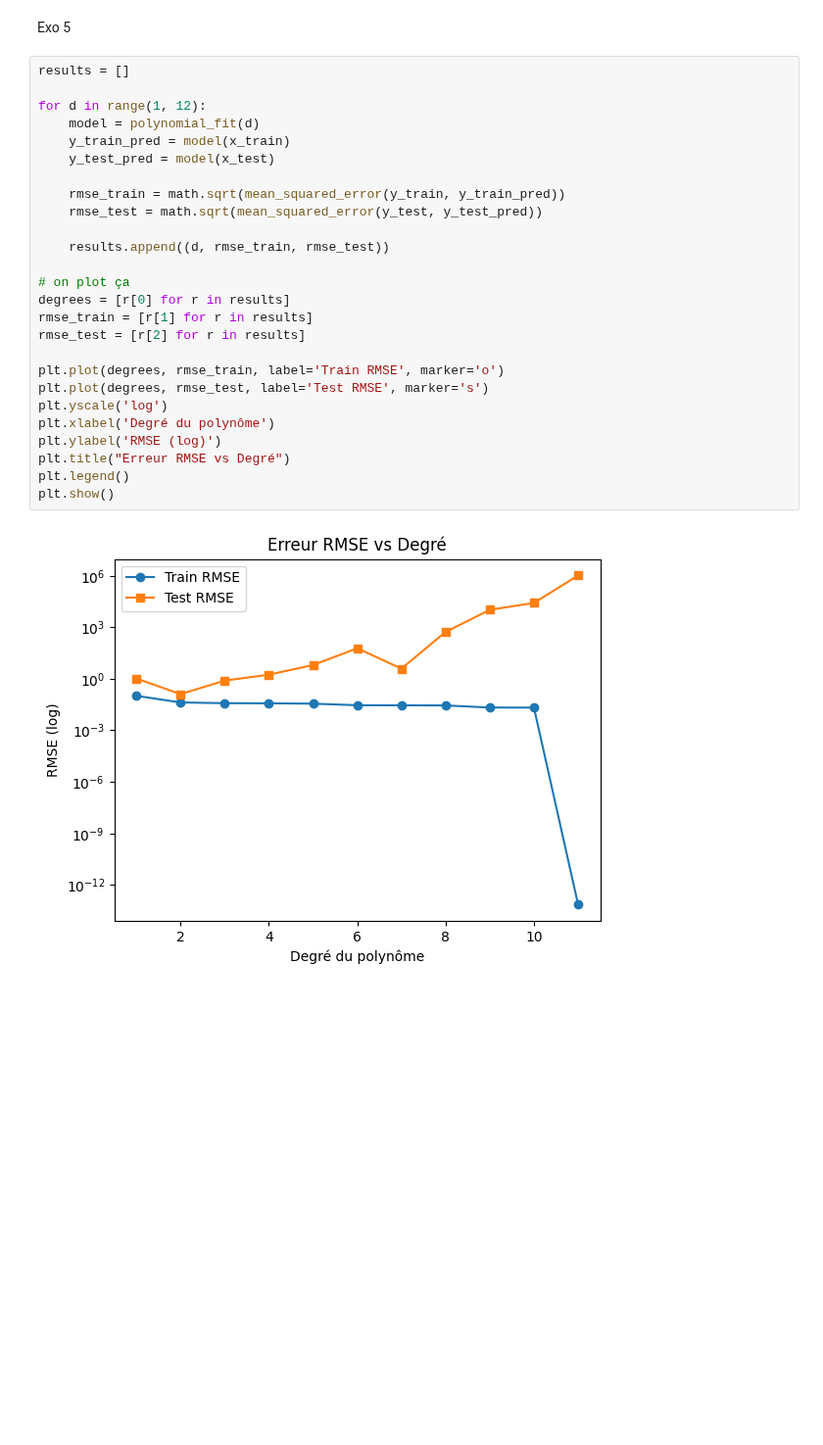
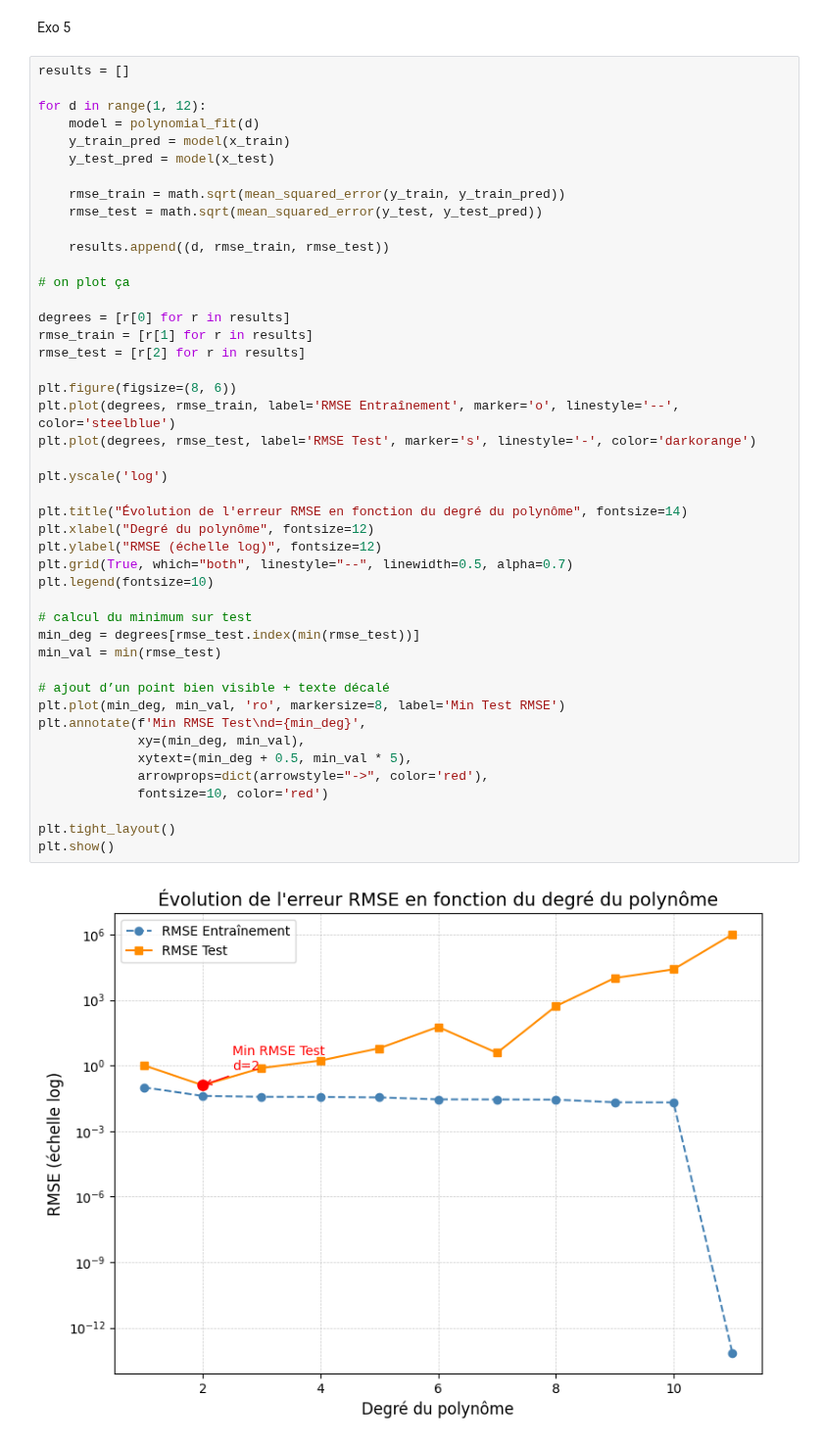
Before and after one commit to Jeynova/GenAI_Bootcamp, a Jupyter notebook: week5/day2/ExerciceXP/exo.ipynb, the cells around one changed output. Shown at 98% size. Saved outputs shown, nothing was run; the diff lists cells and outputs as text; blank space fills up the shorter version.

Commit message:
Correctif RMSE

```diff
--- a/week5/day2/ExerciceXP/exo.ipynb
+++ b/week5/day2/ExerciceXP/exo.ipynb
@@ -228,29 +228,48 @@ Exo 5
 # %%
 results = []
 
 for d in range(1, 12):
     model = polynomial_fit(d)
     y_train_pred = model(x_train)
     y_test_pred = model(x_test)
 
     rmse_train = math.sqrt(mean_squared_error(y_train, y_train_pred))
     rmse_test = math.sqrt(mean_squared_error(y_test, y_test_pred))
 
     results.append((d, rmse_train, rmse_test))
 
 # on plot ça
+
 degrees = [r[0] for r in results]
 rmse_train = [r[1] for r in results]
 rmse_test = [r[2] for r in results]
 
-plt.plot(degrees, rmse_train, label='Train RMSE', marker='o')
-plt.plot(degrees, rmse_test, label='Test RMSE', marker='s')
+plt.figure(figsize=(8, 6))
+plt.plot(degrees, rmse_train, label='RMSE Entraînement', marker='o', linestyle='--', color='steelblue')
+plt.plot(degrees, rmse_test, label='RMSE Test', marker='s', linestyle='-', color='darkorange')
+
 plt.yscale('log')
-plt.xlabel('Degré du polynôme')
-plt.ylabel('RMSE (log)')
-plt.title("Erreur RMSE vs Degré")
-plt.legend()
+
+plt.title("Évolution de l'erreur RMSE en fonction du degré du polynôme", fontsize=14)
+plt.xlabel("Degré du polynôme", fontsize=12)
+plt.ylabel("RMSE (échelle log)", fontsize=12)
+plt.grid(True, which="both", linestyle="--", linewidth=0.5, alpha=0.7)
+plt.legend(fontsize=10)
+
+# calcul du minimum sur test
+min_deg = degrees[rmse_test.index(min(rmse_test))]
+min_val = min(rmse_test)
+
+# ajout d’un point bien visible + texte décalé
+plt.plot(min_deg, min_val, 'ro', markersize=8, label='Min Test RMSE')
+plt.annotate(f'Min RMSE Test\nd={min_deg}',
+             xy=(min_deg, min_val),
+             xytext=(min_deg + 0.5, min_val * 5),
+             arrowprops=dict(arrowstyle="->", color='red'),
+             fontsize=10, color='red')
+
+plt.tight_layout()
 plt.show()
 # %% [output]
-[figure, old version]
+[figure, new version]
 # %% [markdown]
```
Also changed, not shown: parts of 1 cell of this notebook.
